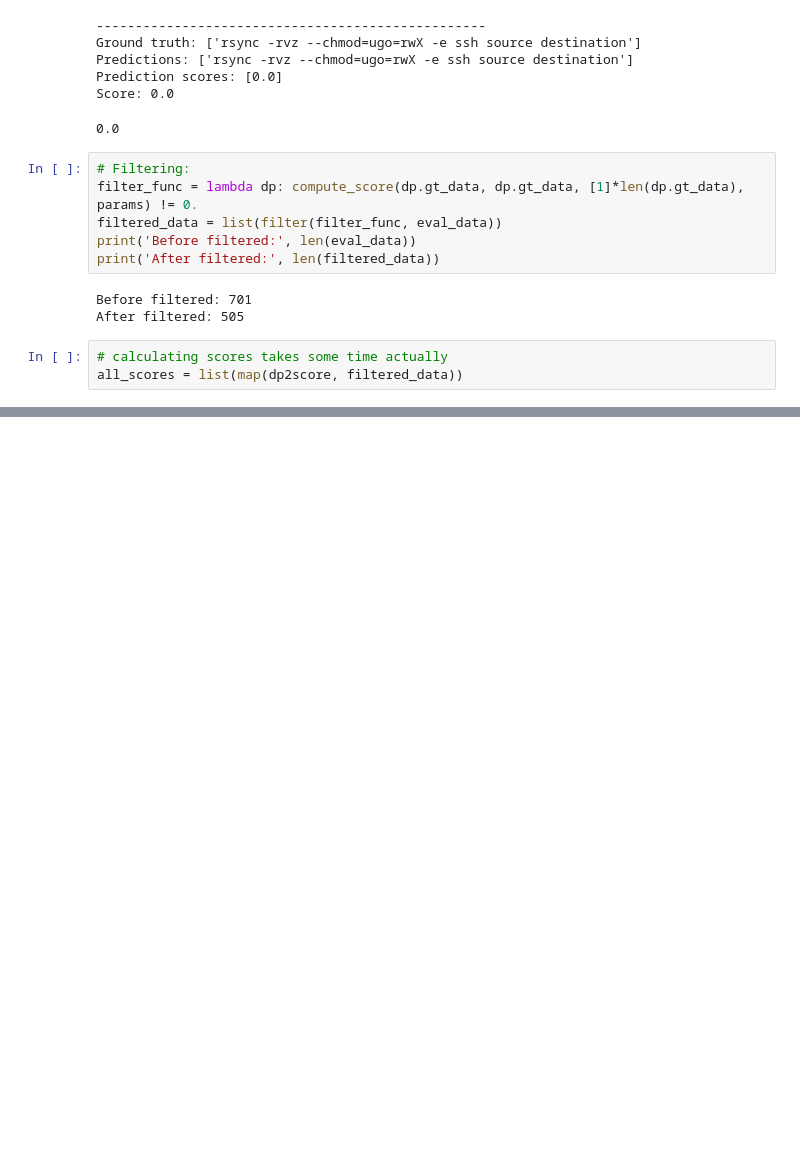
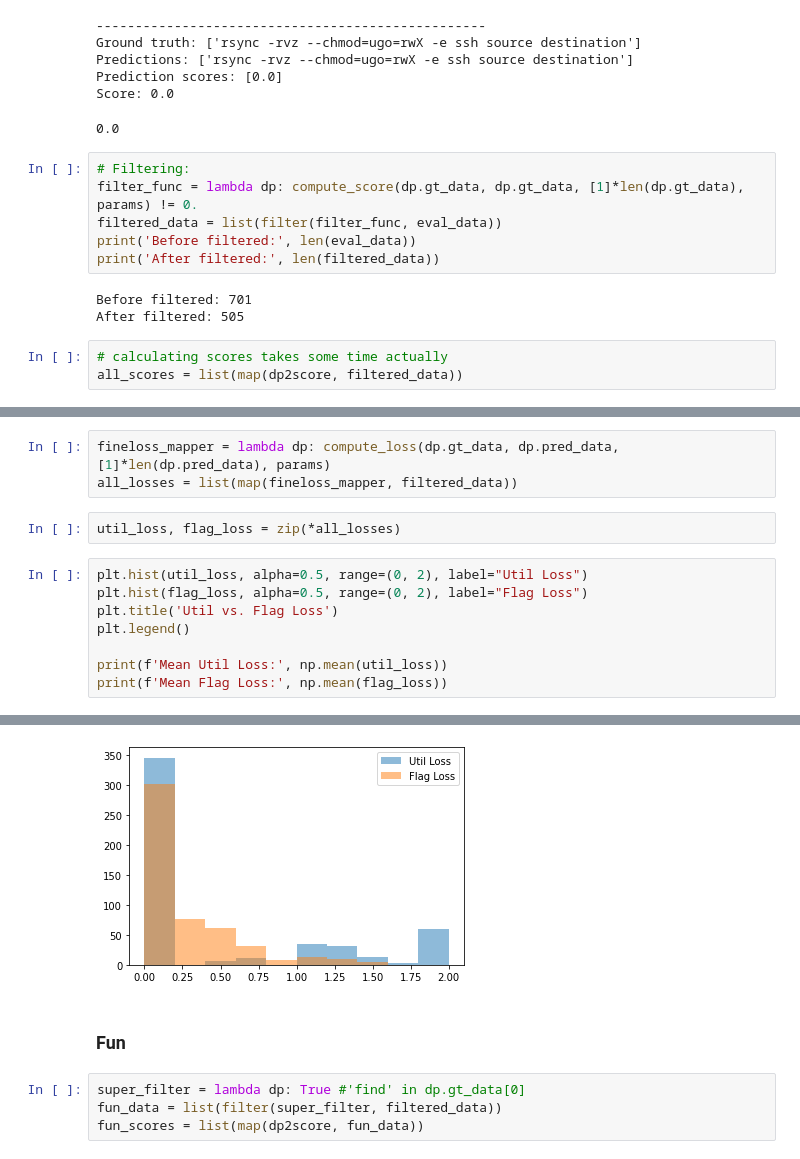
Before and after one commit to greenmonn/nlc2cmd-competition, a Jupyter notebook: nl2bash/eval/score_eval/DetailedModelEvaluation.ipynb, the cells around one changed output, grey strips where cells are left out. Saved outputs shown, nothing was run; the diff lists cells and outputs as text; blank space fills up the shorter version.

```diff
--- a/nl2bash/eval/score_eval/DetailedModelEvaluation.ipynb
+++ b/nl2bash/eval/score_eval/DetailedModelEvaluation.ipynb
@@ -195,0 +268,14 @@ Score: 1.0
+# %%
+fineloss_mapper = lambda dp: compute_loss(dp.gt_data, dp.pred_data, [1]*len(dp.pred_data), params)
+all_losses = list(map(fineloss_mapper, filtered_data))
+# %%
+util_loss, flag_loss = zip(*all_losses)
+# %%
+plt.hist(util_loss, alpha=0.5, range=(0, 2), label="Util Loss")
+plt.hist(flag_loss, alpha=0.5, range=(0, 2), label="Flag Loss")
+plt.title('Util vs. Flag Loss')
+plt.legend()
+
+print(f'Mean Util Loss:', np.mean(util_loss))
+print(f'Mean Flag Loss:', np.mean(flag_loss))
+# %% [output]
@@ -195,0 +284,7 @@ Score: 1.0
+[figure, added]
+# %% [markdown]
+### Fun
+# %%
+super_filter = lambda dp: True #'find' in dp.gt_data[0]
+fun_data = list(filter(super_filter, filtered_data))
+fun_scores = list(map(dp2score, fun_data))
```
Also changed, not shown: parts of 19 cells of this notebook, 1 other file.
